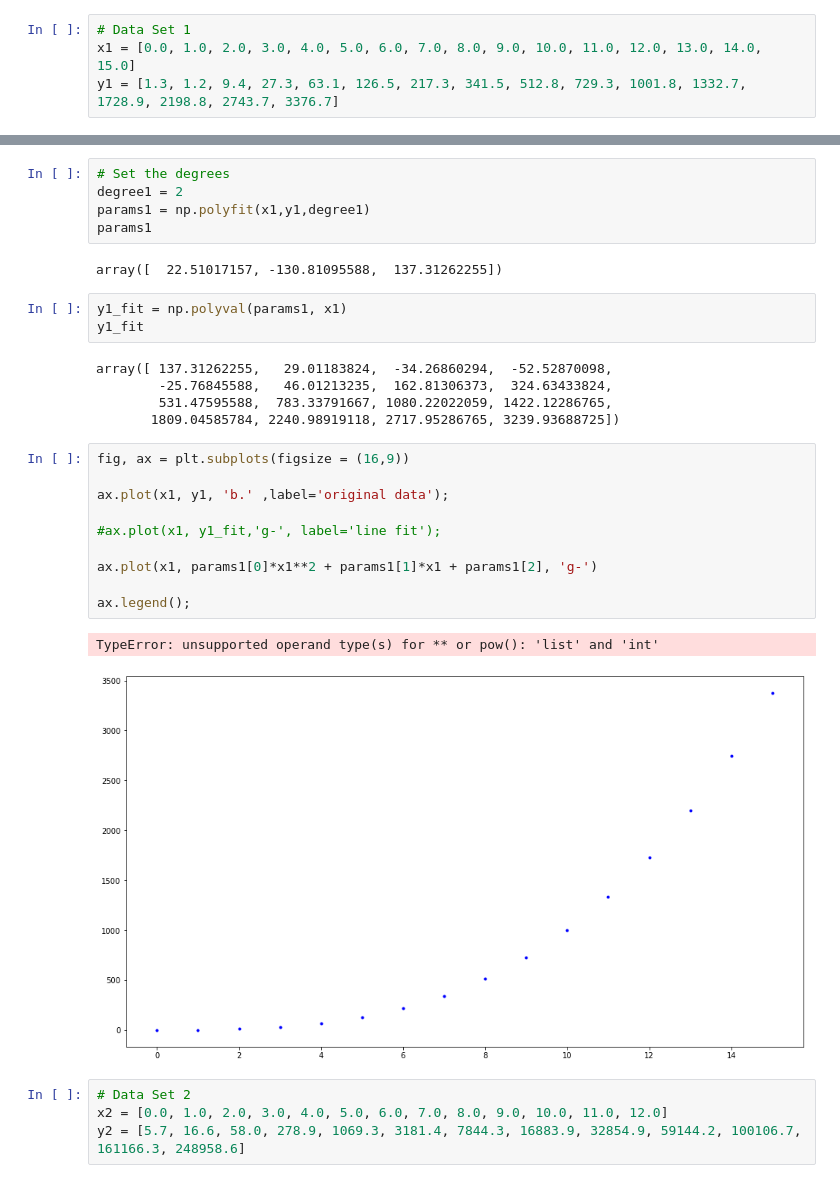
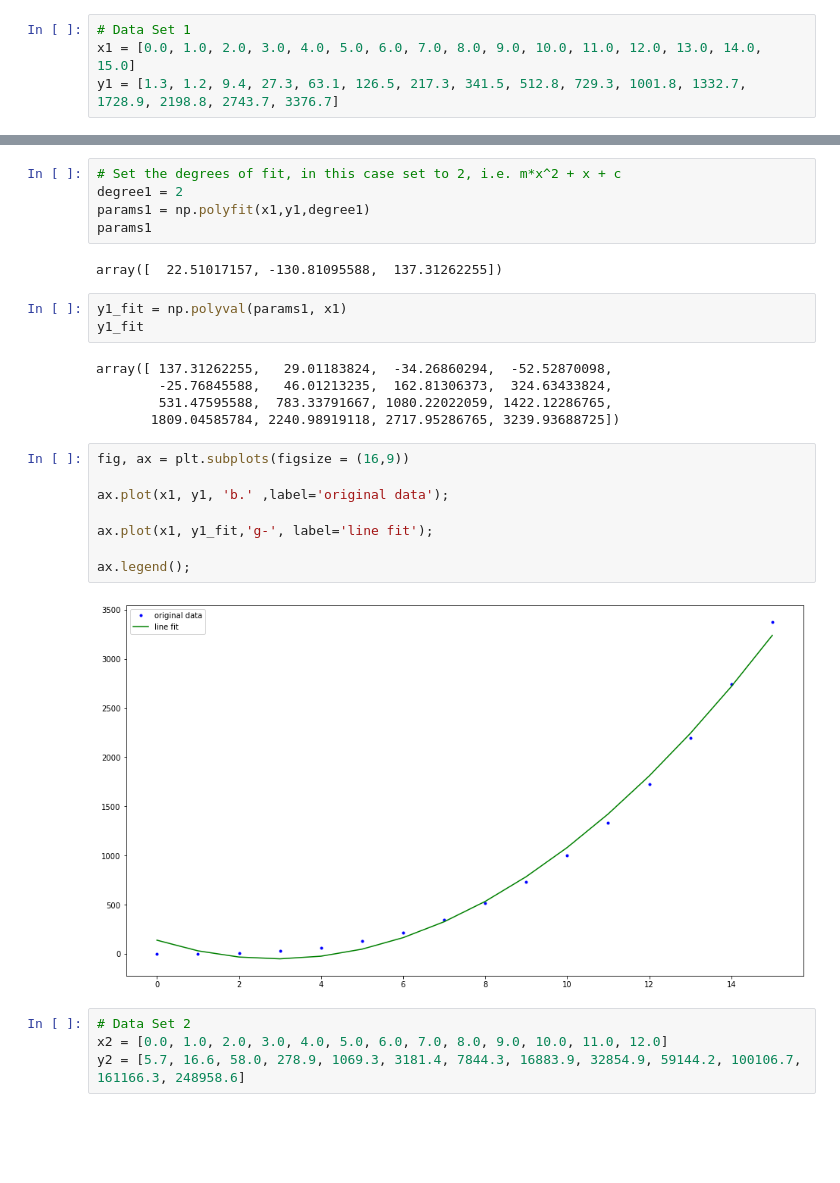
Before and after one commit to donneger/machinelearning_statistics, a Jupyter notebook: ml_practicals/ml_stats_practicals_parameters.ipynb, the cells around one changed output, grey strips where cells are left out. Cells and saved outputs as stored; diff of their text form; blank space fills up the shorter version.

```diff
--- a/ml_practicals/ml_stats_practicals_parameters.ipynb
+++ b/ml_practicals/ml_stats_practicals_parameters.ipynb
@@ -121,7 +124,7 @@ ax.plot(x1,y1,'b.');
 # %% [output]
 [figure]
 # %%
-# Set the degrees
+# Set the degrees of fit, in this case set to 2, i.e. m*x^2 + x + c
 degree1 = 2
 params1 = np.polyfit(x1,y1,degree1)
 params1
@@ -138,16 +141,13 @@ array([ 137.31262255,   29.01183824,  -34.26860294,  -52.52870098,
 # %%
 fig, ax = plt.subplots(figsize = (16,9))
 
 ax.plot(x1, y1, 'b.' ,label='original data');
 
-#ax.plot(x1, y1_fit,'g-', label='line fit');
-
-ax.plot(x1, params1[0]*x1**2 + params1[1]*x1 + params1[2], 'g-')
+ax.plot(x1, y1_fit,'g-', label='line fit');
 
 ax.legend();
 # %% [output]
-TypeError: unsupported operand type(s) for ** or pow(): 'list' and 'int'
-[figure, old version]
+[figure, new version]
 # %%
 # Data Set 2
 x2 = [0.0, 1.0, 2.0, 3.0, 4.0, 5.0, 6.0, 7.0, 8.0, 9.0, 10.0, 11.0, 12.0]
```
Also changed, not shown: parts of 22 cells of this notebook, 5 other files.
